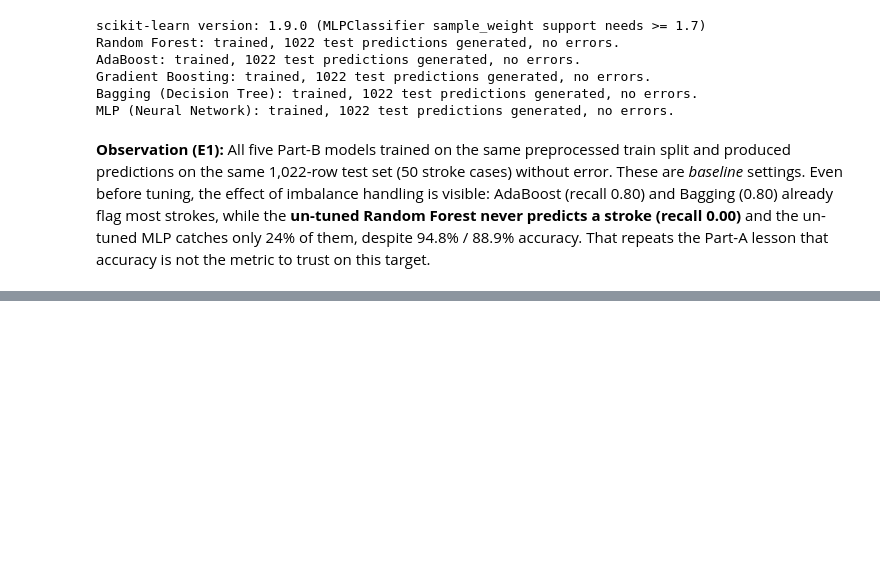
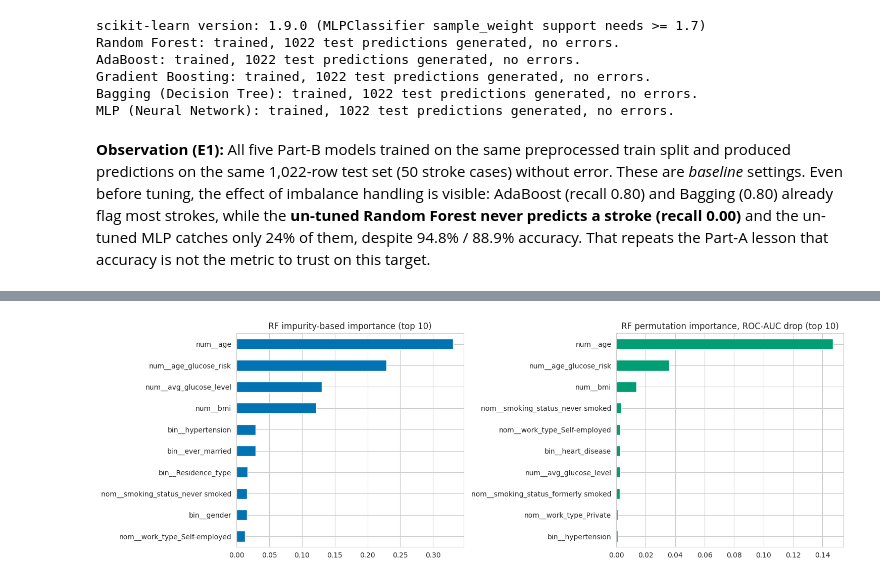
Before and after one commit to Isvarr/capstone_ml, a Jupyter notebook: classification_stroke_partA.ipynb, the cells around one changed output, grey strips where cells are left out. Cells and saved outputs as stored; diff of their text form; code cells hidden in the pictures; blank space fills up the shorter version.

```diff
--- a/classification_stroke_partA.ipynb
+++ b/classification_stroke_partA.ipynb
@@ -611,0 +615,24 @@ MLP (Neural Network): trained, 1022 test predictions generated, no errors.
+# %%
+param_grids = {
+    'Random Forest': {'n_estimators': [100, 300], 'max_depth': [4, 8, None], 'min_samples_leaf': [1, 5]},
+    'AdaBoost': {'n_estimators': [50, 100, 200, 300], 'learning_rate': [0.01, 0.1, 0.5, 1.0]},
+    'Gradient Boosting': {'n_estimators': [100, 200], 'learning_rate': [0.05, 0.1],
+                          'max_depth': [2, 3]},
+    'Bagging (Decision Tree)': {'n_estimators': [50, 100], 'max_samples': [0.5, 1.0],
+                                'estimator__max_depth': [3, 5, 8]},
+    'MLP (Neural Network)': {'hidden_layer_sizes': [(32,), (64,), (64, 32), (128, 64)],
+                             'activation': ['relu', 'tanh', 'logistic']},
+}
+
+tuned_models, tuned_pred, tuned_proba, grid_results = {}, {}, {}, {}
+for name, (est, uses_sw) in partB_baselines.items():
+    gs = GridSearchCV(est, param_grids[name], scoring='roc_auc', cv=cv, n_jobs=-1, refit=True)
+    if uses_sw:
+        gs.fit(X_train_processed, y_train, sample_weight=sw_train)
+    else:
+        gs.fit(X_train_processed, y_train)
+    grid_results[name] = gs
+    tuned_models[name] = gs.best_estimator_
+    tuned_pred[name] = gs.predict(X_test_processed)
+    tuned_proba[name] = gs.predict_proba(X_test_processed)[:, 1]
+    print(f"{name}: best CV ROC-AUC = {gs.best_score_:.4f} | best params = {gs.best_params_}")
@@ -611,0 +722,15 @@ MLP (Neural Network): trained, 1022 test predictions generated, no errors.
+# %%
+# Random Forest feature importance (impurity-based) + permutation importance on the test set
+from sklearn.inspection import permutation_importance
+rf = tuned_models['Random Forest']
+imp = pd.Series(rf.feature_importances_, index=feature_names).sort_values(ascending=False)
+perm = permutation_importance(rf, X_test_processed, y_test, scoring='roc_auc', n_repeats=10,
+                              random_state=RANDOM_STATE, n_jobs=-1)
+perm_s = pd.Series(perm.importances_mean, index=feature_names).sort_values(ascending=False)
+
+fig, axes = plt.subplots(1, 2, figsize=(15, 5))
+imp.head(10).iloc[::-1].plot.barh(ax=axes[0], color=palette[0]); axes[0].set_title('RF impurity-based importance (top 10)')
+perm_s.head(10).iloc[::-1].plot.barh(ax=axes[1], color=palette[2]); axes[1].set_title('RF permutation importance, ROC-AUC drop (top 10)')
+plt.tight_layout(); plt.show()
+# %% [output]
+[figure, added]
```
Also changed, not shown: parts of 9 cells of this notebook.
